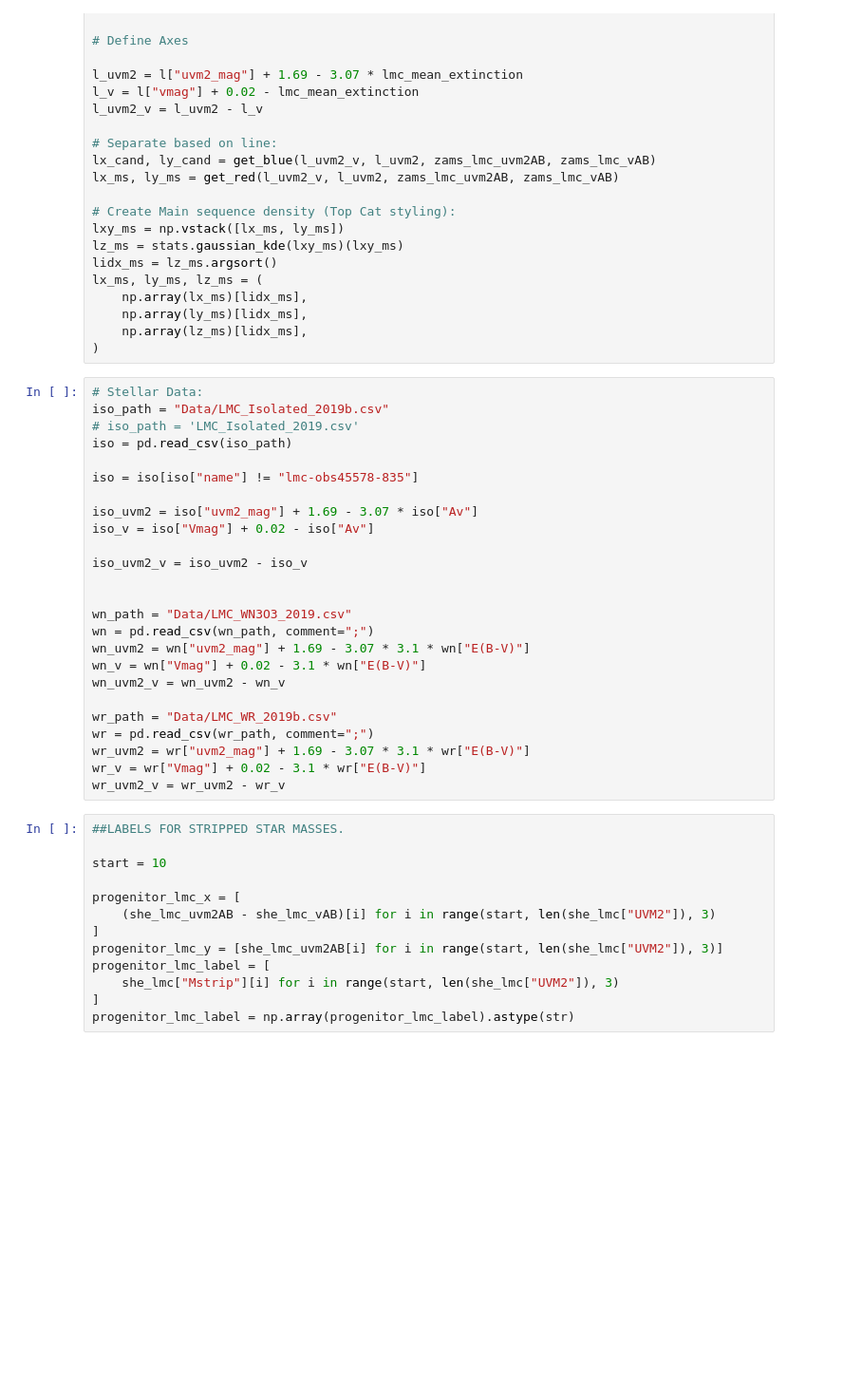
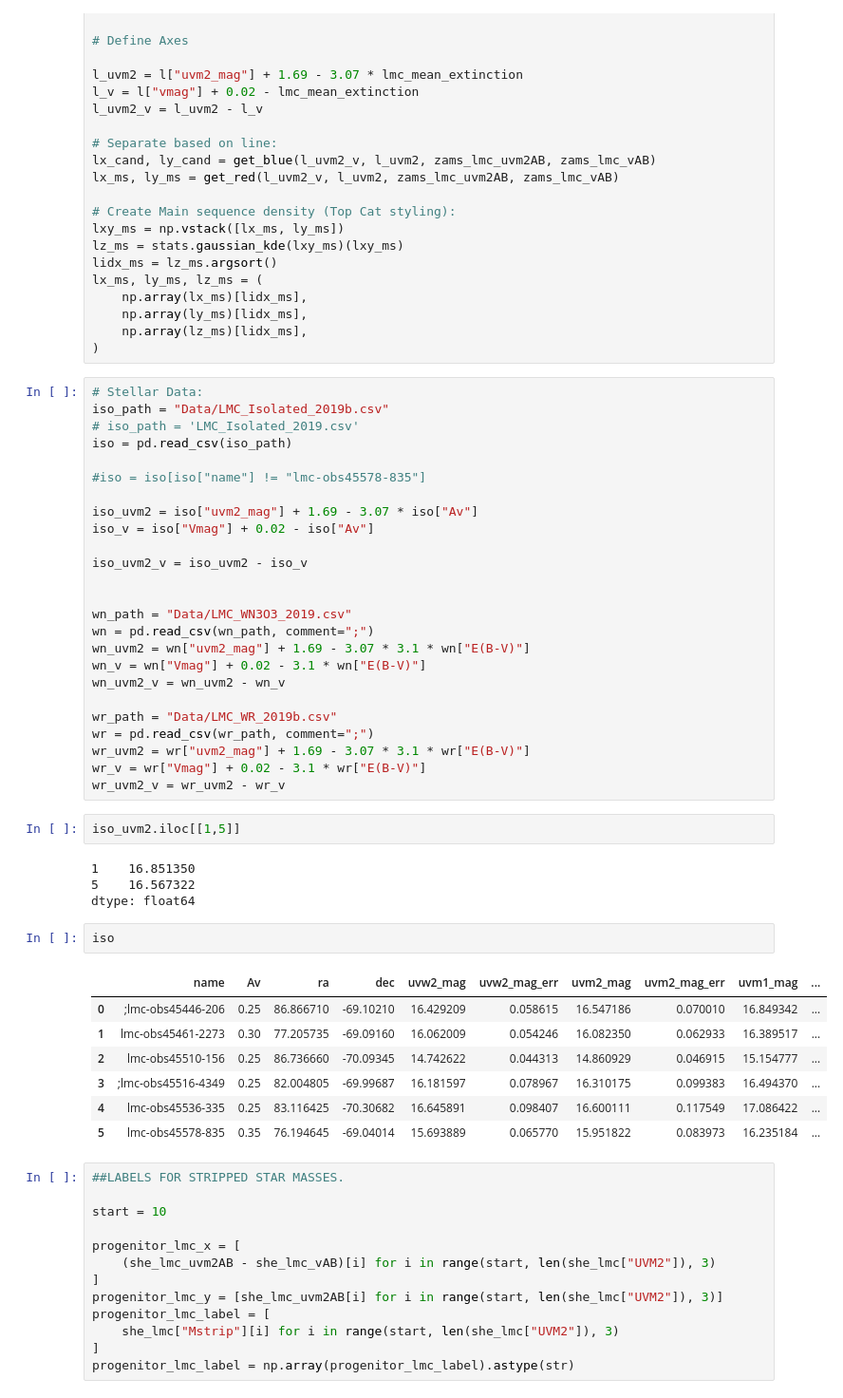
Before and after one commit to AstroLudwig/ChandraXrayBinaries, a Jupyter notebook: CMD/CMD.ipynb, the cells around one changed output. Shown at 95% size. Drawn from its saved outputs; the diff is of its cells as text; blank space fills up the shorter version.

```diff
--- a/CMD/CMD.ipynb
+++ b/CMD/CMD.ipynb
@@ -320,7 +320,7 @@ iso_path = "Data/LMC_Isolated_2019b.csv"
 # iso_path = 'LMC_Isolated_2019.csv'
 iso = pd.read_csv(iso_path)
 
-iso = iso[iso["name"] != "lmc-obs45578-835"]
+#iso = iso[iso["name"] != "lmc-obs45578-835"]
 
 iso_uvm2 = iso["uvm2_mag"] + 1.69 - 3.07 * iso["Av"]
 iso_v = iso["Vmag"] + 0.02 - iso["Av"]
@@ -339,6 +339,22 @@ wr = pd.read_csv(wr_path, comment=";")
 wr_uvm2 = wr["uvm2_mag"] + 1.69 - 3.07 * 3.1 * wr["E(B-V)"]
 wr_v = wr["Vmag"] + 0.02 - 3.1 * wr["E(B-V)"]
 wr_uvm2_v = wr_uvm2 - wr_v
+# %%
+iso_uvm2.iloc[[1,5]]
+# %% [output]
+1    16.851350
+5    16.567322
+dtype: float64
+# %%
+iso
+# %% [output]
+|  | name | Av | ra | dec | uvw2_mag | uvw2_mag_err | uvm2_mag | uvm2_mag_err | uvm1_mag | ... |
+| 0 | ;lmc-obs45446-206 | 0.25 | 86.866710 | -69.10210 | 16.429209 | 0.058615 | 16.547186 | 0.070010 | 16.849342 | ... |
+| 1 | lmc-obs45461-2273 | 0.30 | 77.205735 | -69.09160 | 16.062009 | 0.054246 | 16.082350 | 0.062933 | 16.389517 | ... |
+| 2 | lmc-obs45510-156 | 0.25 | 86.736660 | -70.09345 | 14.742622 | 0.044313 | 14.860929 | 0.046915 | 15.154777 | ... |
+| 3 | ;lmc-obs45516-4349 | 0.25 | 82.004805 | -69.99687 | 16.181597 | 0.078967 | 16.310175 | 0.099383 | 16.494370 | ... |
+| 4 | lmc-obs45536-335 | 0.25 | 83.116425 | -70.30682 | 16.645891 | 0.098407 | 16.600111 | 0.117549 | 17.086422 | ... |
+| 5 | lmc-obs45578-835 | 0.35 | 76.194645 | -69.04014 | 15.693889 | 0.065770 | 15.951822 | 0.083973 | 16.235184 | ... |
 # %%
 ##LABELS FOR STRIPPED STAR MASSES.
 
```
Also changed, not shown: parts of 9 cells of this notebook, 2 other files.
